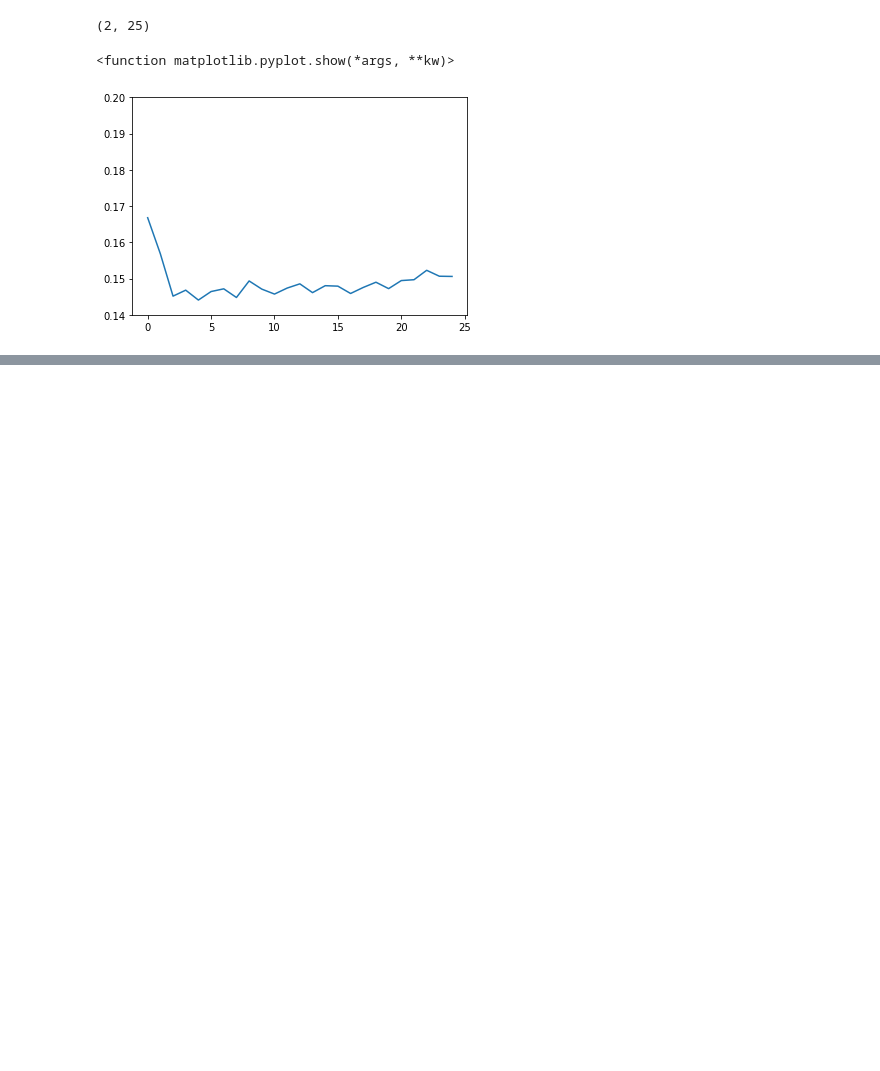
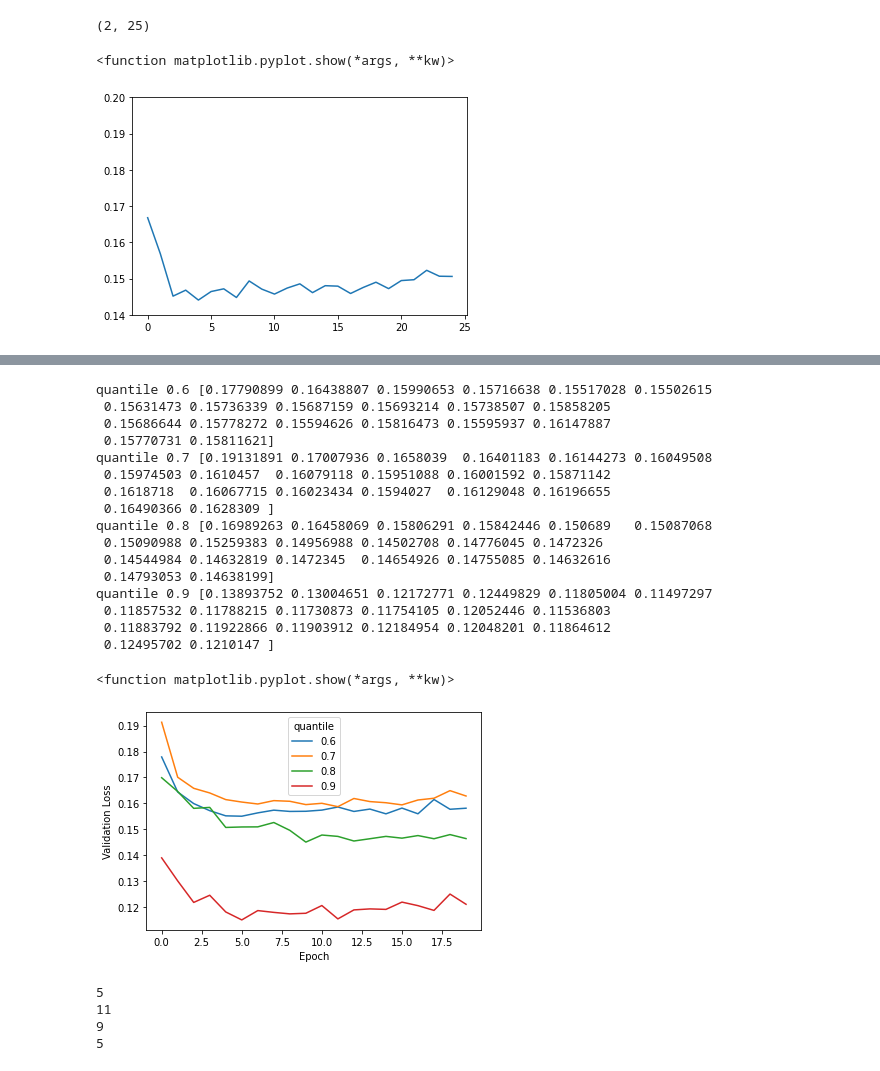
Before and after one commit to danielnee2/SKTW, a Jupyter notebook: exploratory_HJo/cond_rnn_script_v5.ipynb, the cells around one changed output, grey strips where cells are left out. Saved outputs shown, nothing was run; the diff lists cells and outputs as text; code cells hidden in the pictures; blank space fills up the shorter version.

```diff
--- a/exploratory_HJo/cond_rnn_script_v5.ipynb
+++ b/exploratory_HJo/cond_rnn_script_v5.ipynb
@@ -770,0 +886,43 @@ for rep in range(num_repeat):
+# %%
+val_loss_q8_9 = [ np.mean(np.array([ y.history['val_loss'] for y in x]), axis = 0) for x in historyList_quantile8_9]
+
+
+quantileList = [0.6, 0.7, 0.8, 0.9]
+
+for i in range(len(quantileList)):
+    plt.plot(val_loss_q8_9[i])
+    print('quantile %.1f'%(quantileList[i]), val_loss_q8_9[i])
+plt.legend(quantileList)
+plt.show
+plt.legend(quantileList, title = "quantile")
+plt.xlabel('Epoch')
+plt.ylabel('Validation Loss')
+#plt.xticks(np.arange(0, 20, step=5))
+plt.show
+# %% [output]
+quantile 0.6 [0.17790899 0.16438807 0.15990653 0.15716638 0.15517028 0.15502615
+ 0.15631473 0.15736339 0.15687159 0.15693214 0.15738507 0.15858205
+ 0.15686644 0.15778272 0.15594626 0.15816473 0.15595937 0.16147887
+ 0.15770731 0.15811621]
+quantile 0.7 [0.19131891 0.17007936 0.1658039  0.16401183 0.16144273 0.16049508
+ 0.15974503 0.1610457  0.16079118 0.15951088 0.16001592 0.15871142
+ 0.1618718  0.16067715 0.16023434 0.1594027  0.16129048 0.16196655
+ 0.16490366 0.1628309 ]
+quantile 0.8 [0.16989263 0.16458069 0.15806291 0.15842446 0.150689   0.15087068
+ 0.15090988 0.15259383 0.14956988 0.14502708 0.14776045 0.1472326
+ 0.14544984 0.14632819 0.1472345  0.14654926 0.14755085 0.14632616
+ 0.14793053 0.14638199]
+quantile 0.9 [0.13893752 0.13004651 0.12172771 0.12449829 0.11805004 0.11497297
+ 0.11857532 0.11788215 0.11730873 0.11754105 0.12052446 0.11536803
+ 0.11883792 0.11922866 0.11903912 0.12184954 0.12048201 0.11864612
+ 0.12495702 0.1210147 ]
+<function matplotlib.pyplot.show(*args, **kw)>
+[figure, added]
+# %%
+for i in range(len(quantileList)):
+    print(np.argmin( val_loss_q8_9[i]) )
+# %% [output]
+5
+11
+9
+5
```
Also changed, not shown: parts of 19 cells of this notebook, 1 other file.
